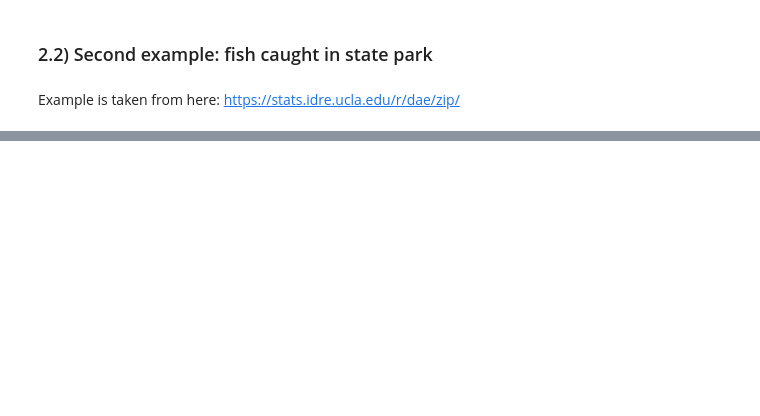
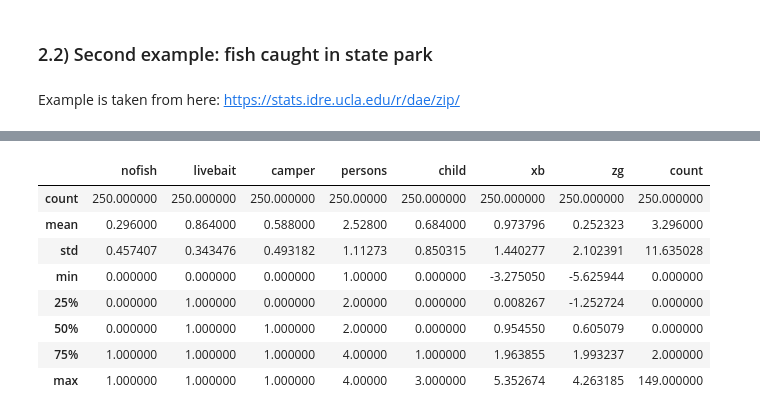
Before and after one commit to sebastianhohmann/count_data, a Jupyter notebook: _3_poisson_statsmodesl_zero_inflation.ipynb, the cells around one changed output, grey strips where cells are left out. Drawn from its saved outputs; the diff is of its cells as text; code cells hidden in the pictures; blank space fills up the shorter version.

```diff
--- a/_3_poisson_statsmodesl_zero_inflation.ipynb
+++ b/_3_poisson_statsmodesl_zero_inflation.ipynb
@@ -178,0 +189,12 @@ Example is taken from here: https://stats.idre.ucla.edu/r/dae/zip/
+# %%
+df.describe()
+# %% [output]
+|  | nofish | livebait | camper | persons | child | xb | zg | count |
+| count | 250.000000 | 250.000000 | 250.000000 | 250.00000 | 250.000000 | 250.000000 | 250.000000 | 250.000000 |
+| mean | 0.296000 | 0.864000 | 0.588000 | 2.52800 | 0.684000 | 0.973796 | 0.252323 | 3.296000 |
+| std | 0.457407 | 0.343476 | 0.493182 | 1.11273 | 0.850315 | 1.440277 | 2.102391 | 11.635028 |
+| min | 0.000000 | 0.000000 | 0.000000 | 1.00000 | 0.000000 | -3.275050 | -5.625944 | 0.000000 |
+| 25% | 0.000000 | 1.000000 | 0.000000 | 2.00000 | 0.000000 | 0.008267 | -1.252724 | 0.000000 |
+| 50% | 0.000000 | 1.000000 | 1.000000 | 2.00000 | 0.000000 | 0.954550 | 0.605079 | 0.000000 |
+| 75% | 1.000000 | 1.000000 | 1.000000 | 4.00000 | 1.000000 | 1.963855 | 1.993237 | 2.000000 |
+| max | 1.000000 | 1.000000 | 1.000000 | 4.00000 | 3.000000 | 5.352674 | 4.263185 | 149.000000 |
```
Also changed, not shown: parts of 19 cells of this notebook.
